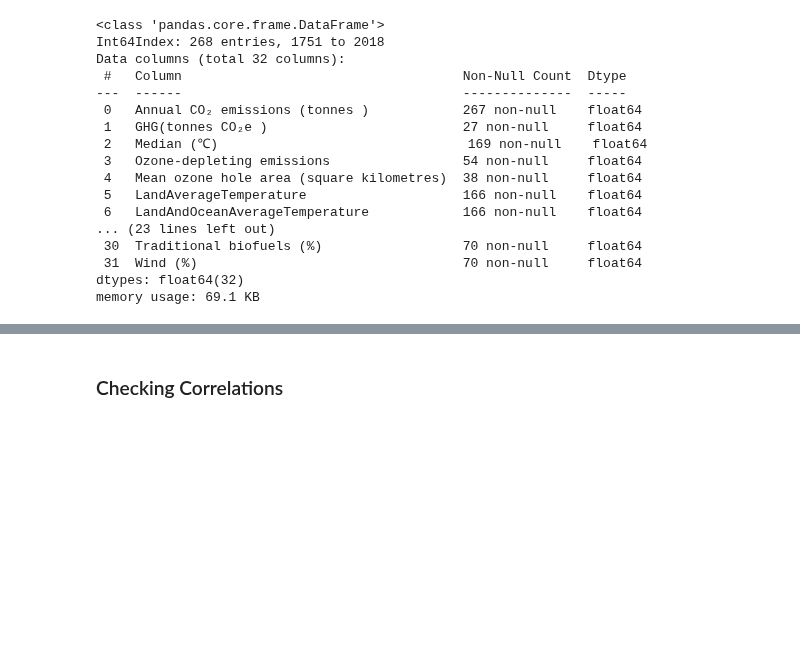
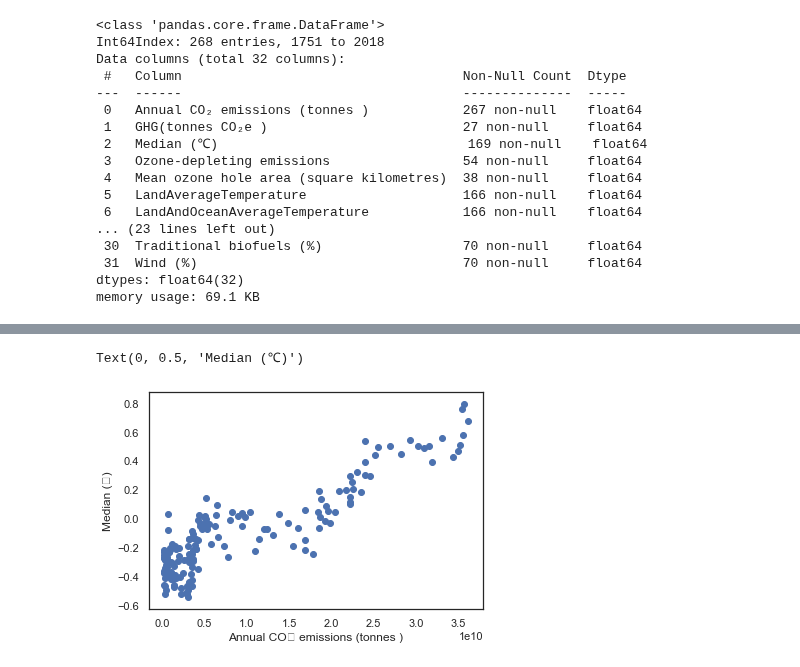
Before and after one commit to ta-data-bcn/Project-Week-8-Final-Project, a Jupyter notebook: your-project/Global climate change datasets and correlations.ipynb, the cells around one changed output, grey strips where cells are left out. Cells and saved outputs as stored; diff of their text form; code cells hidden in the pictures; blank space fills up the shorter version.

```diff
--- a/your-project/Global climate change datasets and correlations.ipynb
+++ b/your-project/Global climate change datasets and correlations.ipynb
@@ -1034,11 +1013,0 @@ co_global_impact["Year"] = co_global_impact["Year"].astype(str)
-# %%
-corr = co_temp_global.corr()
-plt.figure(figsize=(12, 6))
-sns.set(style="white")
-
-mask = np.zeros_like(corr, dtype=np.bool)
-mask[np.triu_indices_from(mask)] = True
-cmap = sns.diverging_palette(200, 10, as_cmap=True)
-
-sns.heatmap(corr, mask=mask, cmap=cmap, vmax=1, center=0,square=True, linewidths=.5, cbar_kws={"shrink": .5}, annot=True)
-plt.show()
@@ -1054,4 +1014,7 @@ sns.pairplot(co_temp_global_no_colin)
 # %%
-plt.scatter(x=co_temp_global['CO₂ concentration'], y=co_temp_global['Median (℃)'])
-plt.xlabel('CO₂ concentration')
+plt.scatter(x=global_indicators['Annual CO₂ emissions (tonnes )'], y=global_indicators['Median (℃)'])
+plt.xlabel('Annual CO₂ emissions (tonnes )')
 plt.ylabel('Median (℃)')
+# %% [output]
+Text(0, 0.5, 'Median (℃)')
+[figure, added]
@@ -1062,2 +1020,0 @@ plt.ylabel('Median (℃)')
-# %% [markdown]
-### Checking Correlations
```
Also changed, not shown: parts of 87 cells of this notebook.
